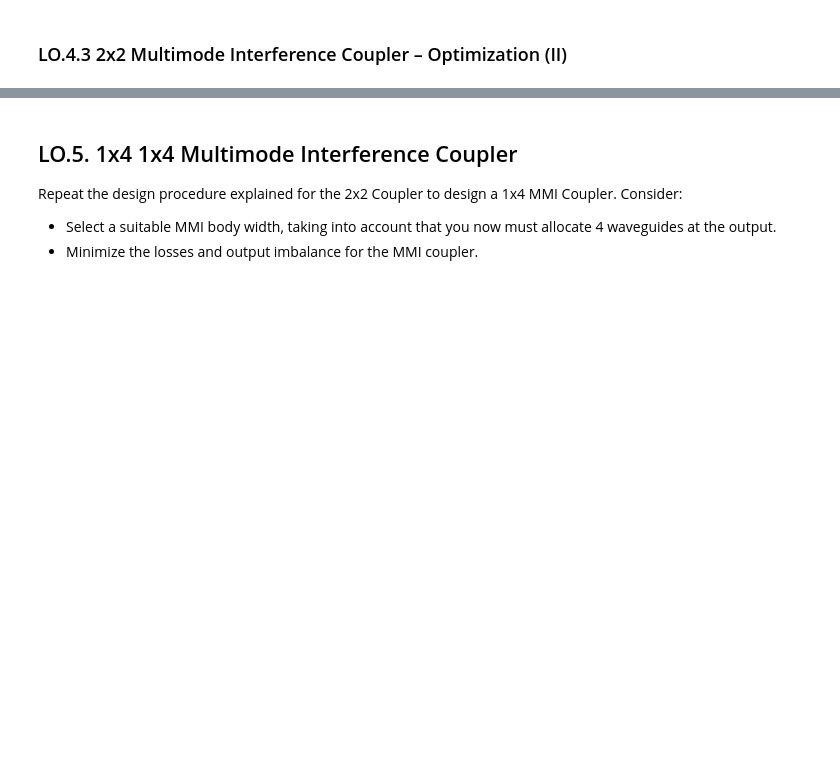
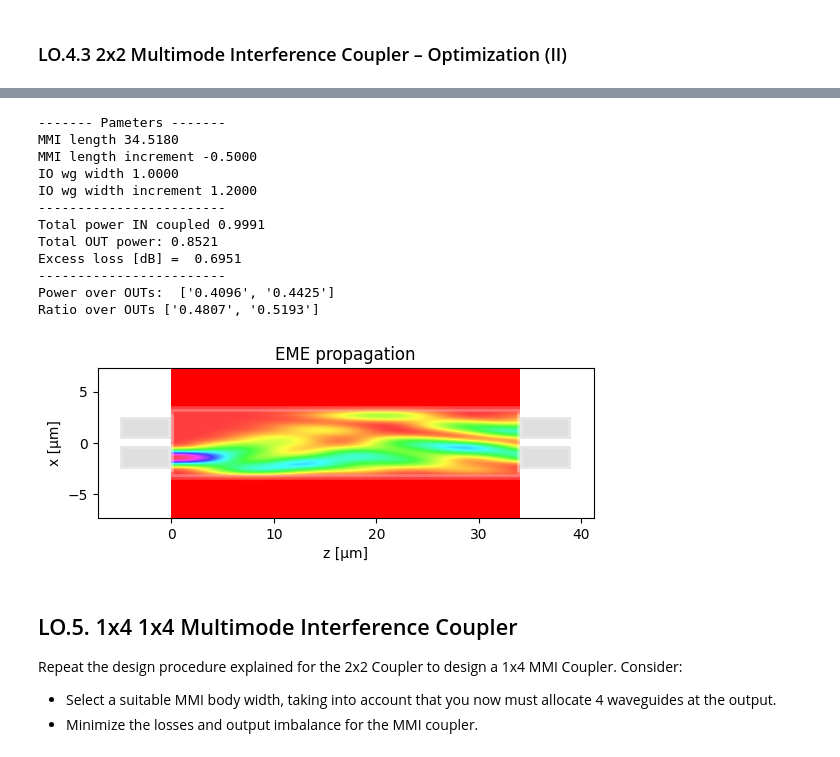
Before and after one commit to mromgar1/pic-upv-lab2, a Jupyter notebook: COUPLERS_Student.ipynb, the cells around one changed output, grey strips where cells are left out. Saved outputs shown, nothing was run; the diff lists cells and outputs as text; code cells hidden in the pictures; blank space fills up the shorter version.

```diff
--- a/COUPLERS_Student.ipynb
+++ b/COUPLERS_Student.ipynb
@@ -640,7 +641,7 @@ Ratio over OUTs ['0.5051', '0.4949']
 
 m = MMI_EME()
 m.MMI_width = 6.6   # MMI width
-m.wg_width_dw = 0.1 # STUDENT
+m.wg_width_dw = 1.2 # STUDENT
 
 # 1) Compute de MMI modes
 m.find_all_modes()
@@ -653,20 +654,34 @@ L_pi =  69.03598607256824  µm
 # %%
 # 3) Configure MMI
 # # MMI I/O number (check class slides for type of MMI)
 m.n_IN = 2 # STUDENT
 m.n_OUT = 2 # STUDENT
 
-dy = -0.1
+dy = 0.05
 # MMI I/O waveguide positions (check class slides for type of MMI)
 m.IN_WVG_positions = mmi_Width*np.array([-1/6, 1/6] + np.array([-dy, dy])) # STUDENT
 m.OUT_WVG_positions = mmi_Width*np.array([-1/6, 1/6] + np.array([-dy, dy])) # STUDENT
 
 # MMI length (check class slides for type of MMI)
 m.L_MMI = (1/2)*L_pi  # STUDENT
-m.dL_MMI = -1 # STUDENT
+m.dL_MMI = -0.5 # STUDENT
 
 # Run propagation
 m.propagation()
+# %% [output]
+------- Pameters -------
+MMI length 34.5180
+MMI length increment -0.5000
+IO wg width 1.0000
+IO wg width increment 1.2000
+------------------------
+Total power IN coupled 0.9991
+Total OUT power: 0.8521
+Excess loss [dB] =  0.6951
+------------------------
+Power over OUTs:  ['0.4096', '0.4425']
+Ratio over OUTs ['0.4807', '0.5193']
+[figure, added]
 # %% [markdown]
 ## LO.5. 1x4 1x4 Multimode Interference Coupler
 
```
Also changed, not shown: parts of 4 cells of this notebook, 1 other file.
